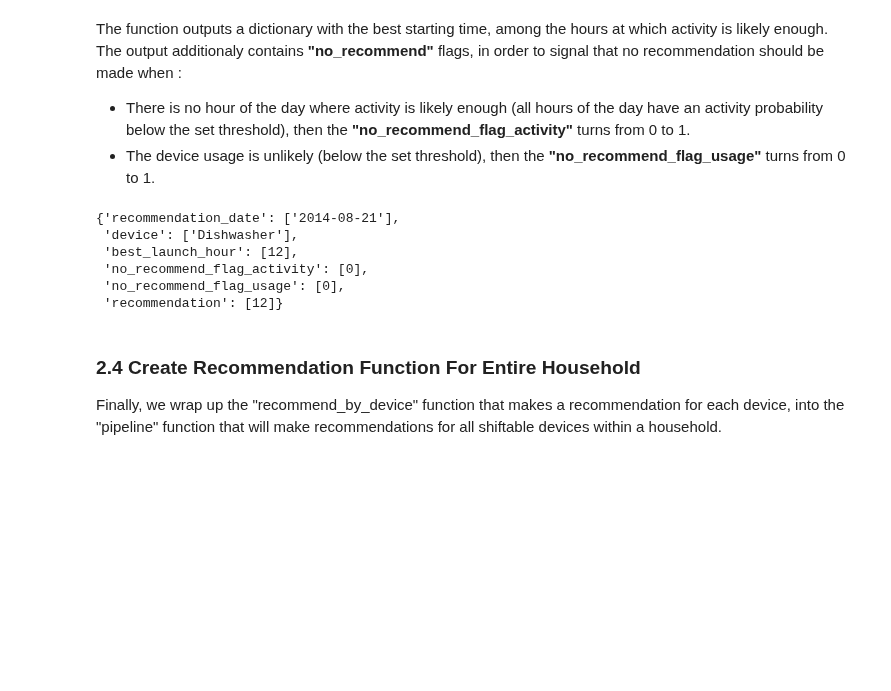
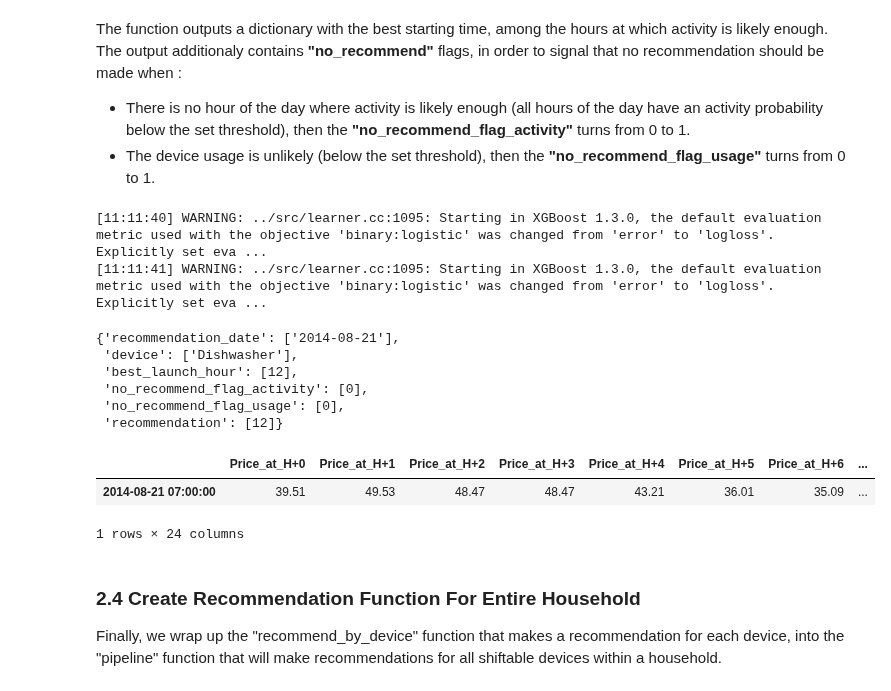
Before and after one commit to Janalytics94/xai_energy_efficient_smart_home, a Jupyter notebook: code/Recommendation_Agent.ipynb, the cells around one changed output. Cells and saved outputs as stored; diff of their text form; code cells hidden in the pictures; blank space fills up the shorter version.

```diff
--- a/code/Recommendation_Agent.ipynb
+++ b/code/Recommendation_Agent.ipynb
@@ -171,7 +173,7 @@ class Recommendation_Agent:
         self.Price_Agent = Price_Agent(price_input)
 # %%
 #initialize the Recommendation Agent with the required inputs
-recommend = Recommendation_Agent(activity_df, usage_df, load_df, price_df, shiftable_devices, 'logit')
+recommend = Recommendation_Agent(activity_df, usage_df, load_df, price_df, shiftable_devices, 'xgboost')
 # %% [markdown]
 ### **2.2 Compute Usage Cost For Every Starting Time (each of the 24 hours of the day) For A Given Device**
 # %% [markdown]
@@ -203,6 +205,6 @@ def electricity_prices_from_start_time(self, date):
 setattr(Recommendation_Agent, 'electricity_prices_from_start_time', electricity_prices_from_start_time)
 del electricity_prices_from_start_time
 # %%
-recommend.electricity_prices_from_start_time("2014-02-20")
+price = recommend.electricity_prices_from_start_time("2014-08-21")
 #H0 prices for next 24 hours start at 00:00
 #H1 prices for next 24 hours start at 01:00
@@ -343,14 +326,22 @@ def recommend_by_device(self, date, device, model_type, activity_prob_threshold,
 setattr(Recommendation_Agent, 'recommend_by_device', recommend_by_device)
 del recommend_by_device
 # %%
-recommend.recommend_by_device("2014-08-21", "Dishwasher", 'logit',0.3, 0.3, )
+recommend.recommend_by_device("2014-08-21", "Dishwasher", 'xgboost', 0.3, 0.3, evaluation=False)
 # %% [output]
-{'recommendation_date': ['2014-08-21'],
- 'device': ['Dishwasher'],
- 'best_launch_hour': [12],
- 'no_recommend_flag_activity': [0],
- 'no_recommend_flag_usage': [0],
- 'recommendation': [12]}
+[11:11:40] WARNING: ../src/learner.cc:1095: Starting in XGBoost 1.3.0, the default evaluation metric used with the objective 'binary:logistic' was changed from 'error' to 'logloss'. Explicitly set eva ...
+[11:11:41] WARNING: ../src/learner.cc:1095: Starting in XGBoost 1.3.0, the default evaluation metric used with the objective 'binary:logistic' was changed from 'error' to 'logloss'. Explicitly set eva ...
+{'recommendation_date': ['2014-08-21'],
+ 'device': ['Dishwasher'],
+ 'best_launch_hour': [12],
+ 'no_recommend_flag_activity': [0],
+ 'no_recommend_flag_usage': [0],
+ 'recommendation': [12]}
+# %%
+price.filter(like = '2014-08-21 07:00:00', axis=0)
+# %% [output]
+|  | Price_at_H+0 | Price_at_H+1 | Price_at_H+2 | Price_at_H+3 | Price_at_H+4 | Price_at_H+5 | Price_at_H+6 | ... |
+| 2014-08-21 07:00:00 | 39.51 | 49.53 | 48.47 | 48.47 | 43.21 | 36.01 | 35.09 | ... |
+1 rows × 24 columns
 # %% [markdown]
 ### **2.4 Create Recommendation Function For Entire Household**
 Finally, we wrap up the "recommend_by_device" function that makes a recommendation for each device, into the "pipeline" function that will make recommendations for all shiftable devices within a household.
```
Also changed, not shown: parts of 7 cells of this notebook, 3 other files.
